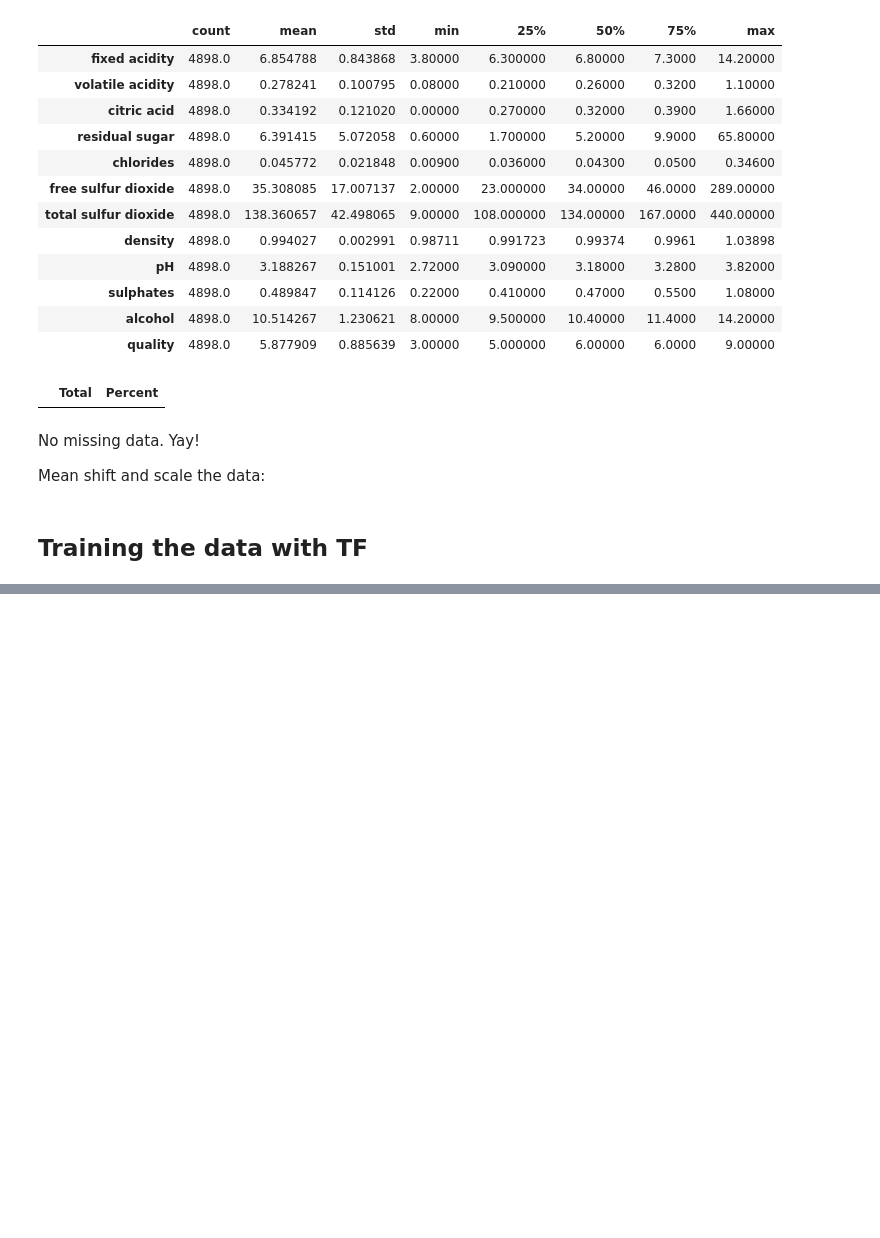
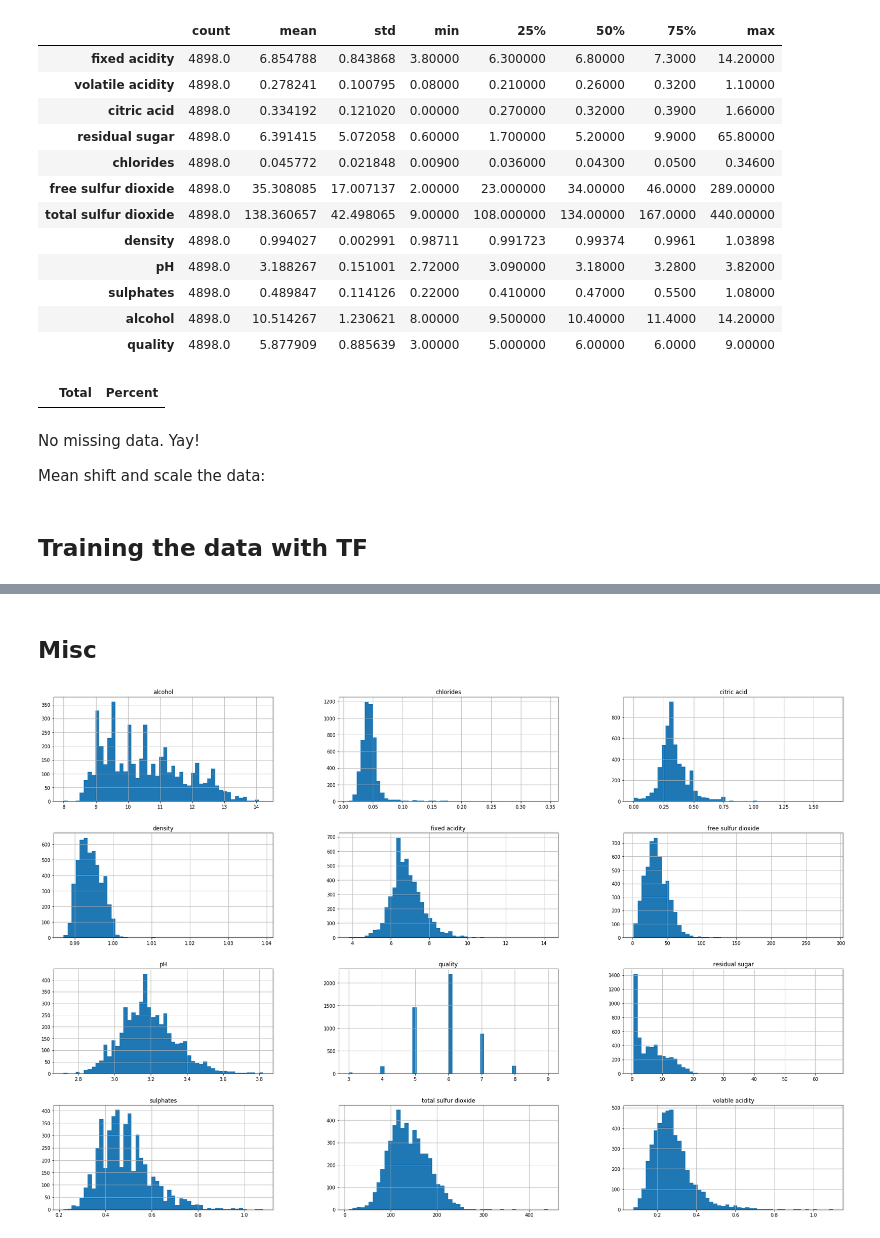
Before and after one commit to SagarDePrem/TF_essentials, a Jupyter notebook: Regression/Wine Data/Analysis.ipynb, the cells around one changed output, grey strips where cells are left out. Cells and saved outputs as stored; diff of their text form; code cells hidden in the pictures; blank space fills up the shorter version.

```diff
--- a/Regression/Wine Data/Analysis.ipynb
+++ b/Regression/Wine Data/Analysis.ipynb
@@ -134,3 +135,9 @@ array([[ 0.13787014],
        [ 0.13787014],
        [ 0.13787014],
        [ 0.13787014]])
+# %% [markdown]
+## Misc
+# %%
+df.hist(bins=50, figsize=(30,20));
+# %% [output]
+[figure, added]
```
Also changed, not shown: parts of 9 cells of this notebook.
